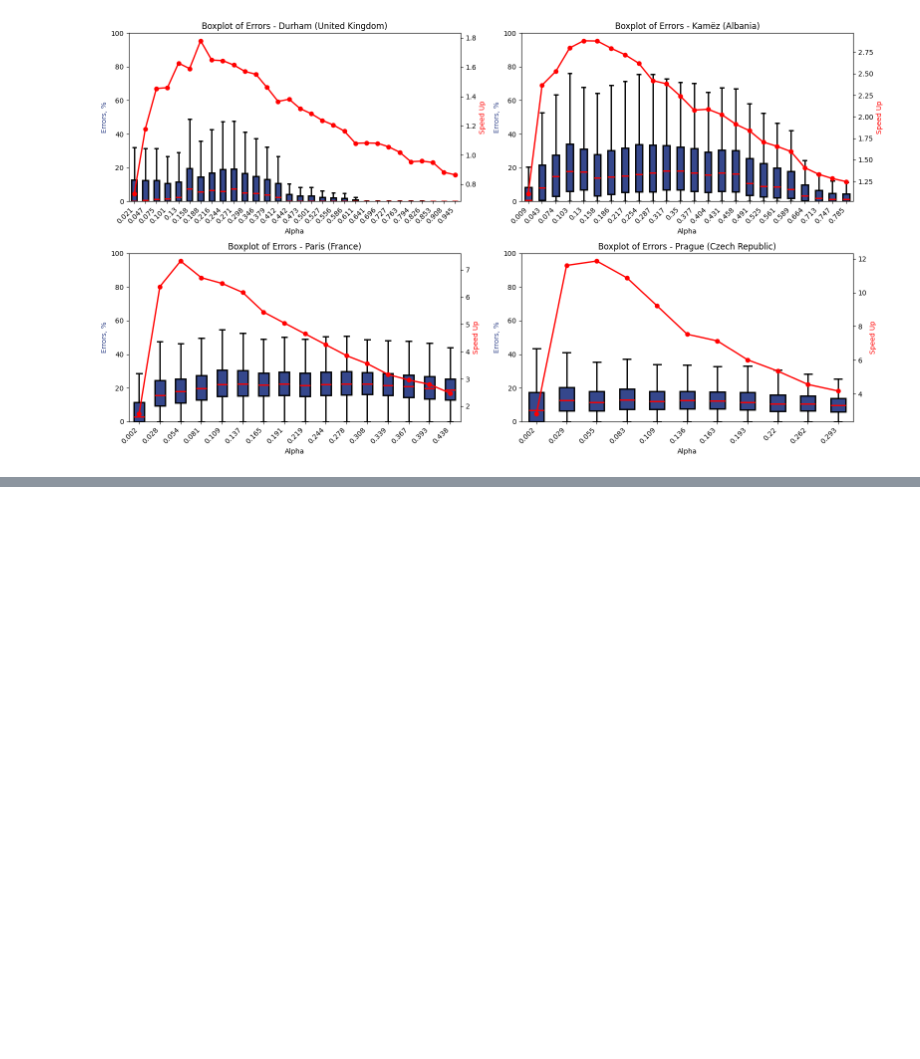
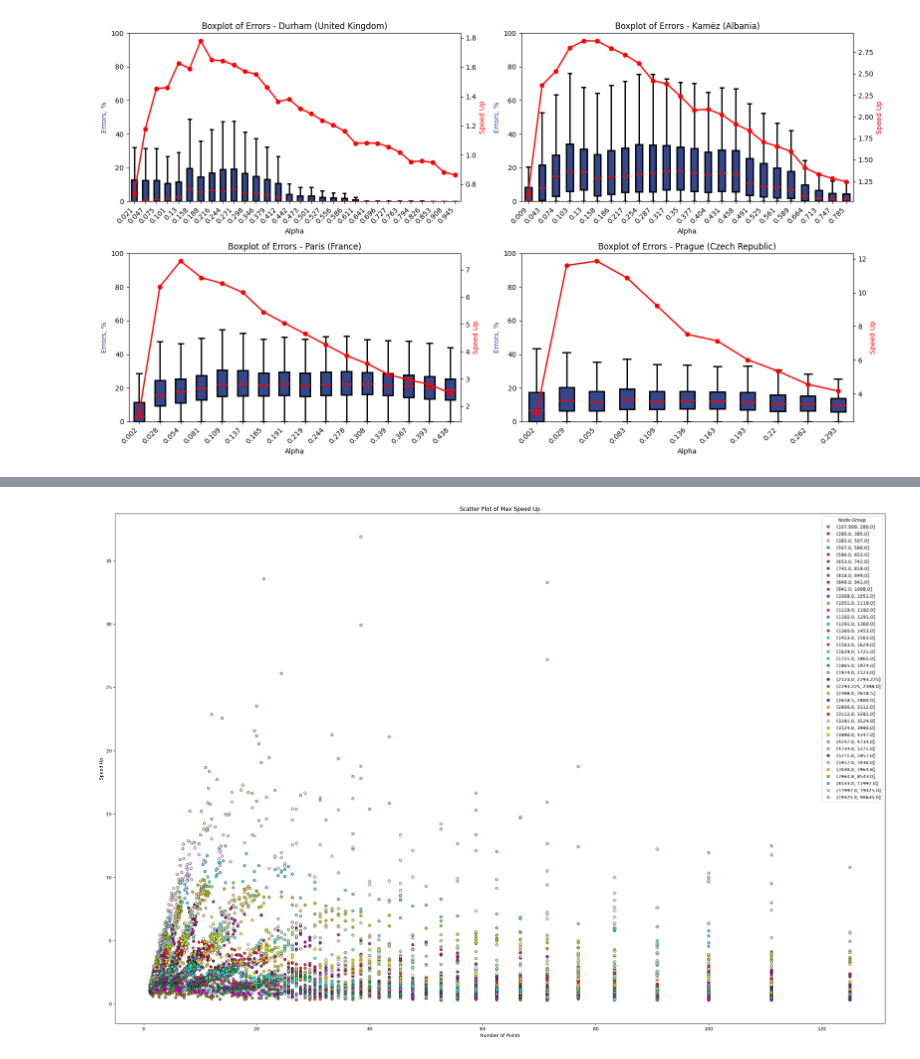
Before and after one commit to romanroff/tmp, a Jupyter notebook: main.ipynb, the cells around one changed output, grey strips where cells are left out. Saved outputs shown, nothing was run; the diff lists cells and outputs as text; code cells hidden in the pictures; blank space fills up the shorter version.

```diff
--- a/main.ipynb
+++ b/main.ipynb
@@ -650,0 +733,44 @@ Boxplot saved to data\img\boxplot_errors_combined.png
+# %%
+import pandas as pd
+import matplotlib.pyplot as plt
+import seaborn as sns
+import random
+
+def generate_hex_colors(n):
+    colors = []
+    for _ in range(n):
+        color = "#{:06x}".format(random.randint(0, 0xFFFFFF))
+        colors.append(color)
+    return colors
+
+# Удаляем ненужную колонку
+df = combined_df.drop('Unnamed: 0', axis=1)
+
+# Находим строки с максимальным значением 'speed_up' для каждого 'R_number'
+max_speed_up_df = df#.loc[combined_df.groupby('R_number')['speed_up'].idxmax()]
+
+# Создаем группы на основе квартилей 'nodes'
+q = 40
+colors = generate_hex_colors(q)
+max_speed_up_df['node_group'] = pd.qcut(max_speed_up_df['nodes'], q=q, labels=[i for i in range(q)])
+max_speed_up_df['node_group_gap'] = pd.qcut(max_speed_up_df['nodes'], q=q)
+
+# Построение графика с разбиением по группам 'node_group'
+plt.figure(figsize=(30, 20))
+sns.scatterplot(
+    data=max_speed_up_df,
+    x='k',
+    y='speed_up',
+    hue='node_group_gap',  # группировка по новой колонке 'node_group'
+    palette=colors,  # цветовая палитра
+    edgecolor='black',
+    alpha=0.95
+)
+
+plt.title('Scatter Plot of Max Speed Up')
+plt.xlabel('Number of Points')
+plt.ylabel('Speed Up')
+plt.legend(title='Node Group')
+plt.show()
+# %% [output]
+[figure, added]
```
Also changed, not shown: parts of 11 cells of this notebook, 1 other file.
